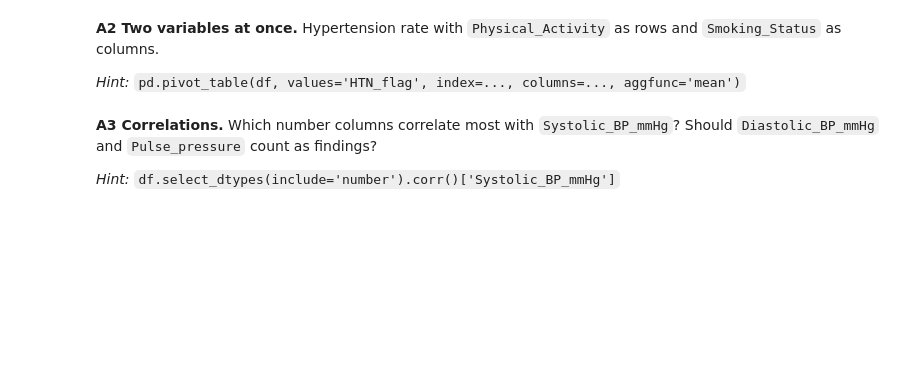
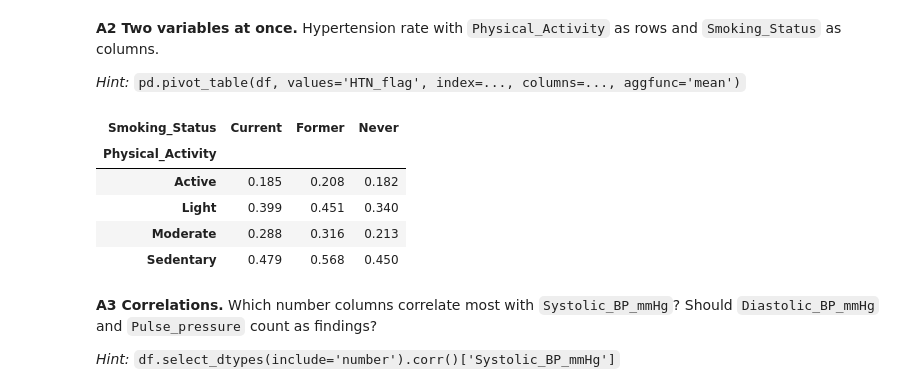
Before and after one commit to srisaikiran1020/workshop_4_27_10_26, a Jupyter notebook: Week5_Workshop_Pandas_Student.ipynb, the cells around one changed output. Drawn from its saved outputs; the diff is of its cells as text; code cells hidden in the pictures; blank space fills up the shorter version.

```diff
--- a/Week5_Workshop_Pandas_Student.ipynb
+++ b/Week5_Workshop_Pandas_Student.ipynb
@@ -569,6 +811,7 @@ Wrap what you did so it can run in a few lines on a fresh copy of the data. Your
 **Task 9.1** Write `load_data(path)` that reads the CSV and returns the DataFrame.
 # %%
 def load_data(path):
-    ...
+    data = pd.read_csv(path)
+    return data
 # %% [markdown]
 **Task 9.2** Write `clean_data(data)` that works on a **copy**, fills the 8 columns exactly as in Step 5, and returns the DataFrame.
@@ -580,10 +837,22 @@ def clean_data(data):
 # %% [markdown]
 **Task 9.3** Write `add_features(data)` that creates `BMI_group`, `Age_band`, `BP_stage` and `HTN_flag` (reuse your Step 6 functions).
-# %%
-def add_features(data):
-    data = data.copy()
-    ...
-    return data
+# %%
+def add_features(data):
+    data = data.copy()
+
+    # Create BMI groups
+    data['BMI_group'] = data['BMI'].apply(bmi_group)
+
+    # Create age groups
+    data['Age_band'] = data['Age'].apply(age_band)
+
+    # Create blood pressure stages
+    data['BP_stage'] = data.apply(bp_stage, axis=1)
+
+    # Create hypertension flag
+    data['HTN_flag'] = (data['Hypertension'] == 'Yes').astype(int)
+
+    return data
 # %% [markdown]
 **Task 9.4** Chain the three functions on a fresh copy of the file. Check the shape and that no gaps remain.
 
@@ -591,3 +866,5 @@ def add_features(data):
 # %%
-df2 = add_features(clean_data(load_data(...)))
-df2.shape
+df2 = add_features(clean_data(load_data('hypertension_dataset_5000.csv')))
+
+print("Shape:", df2.shape)
+print("Total missing values:", df2.isnull().sum().sum())
@@ -624,3 +933,19 @@ def rate_by_group(data, column):
+# %%
+# your code here
+pd.pivot_table(
+    df2,
+    values='HTN_flag',
+    index='Physical_Activity',
+    columns='Smoking_Status',
+    aggfunc='mean'
+).round(3)
+# %% [output]
+| Smoking_Status | Current | Former | Never |
+| Physical_Activity |  |  |  |
+| Active | 0.185 | 0.208 | 0.182 |
+| Light | 0.399 | 0.451 | 0.340 |
+| Moderate | 0.288 | 0.316 | 0.213 |
+| Sedentary | 0.479 | 0.568 | 0.450 |
 # %% [markdown]
 **A3 Correlations.** Which number columns correlate most with `Systolic_BP_mmHg`? Should `Diastolic_BP_mmHg` and `Pulse_pressure` count as findings?
 
```
Also changed, not shown: parts of 60 cells of this notebook.
